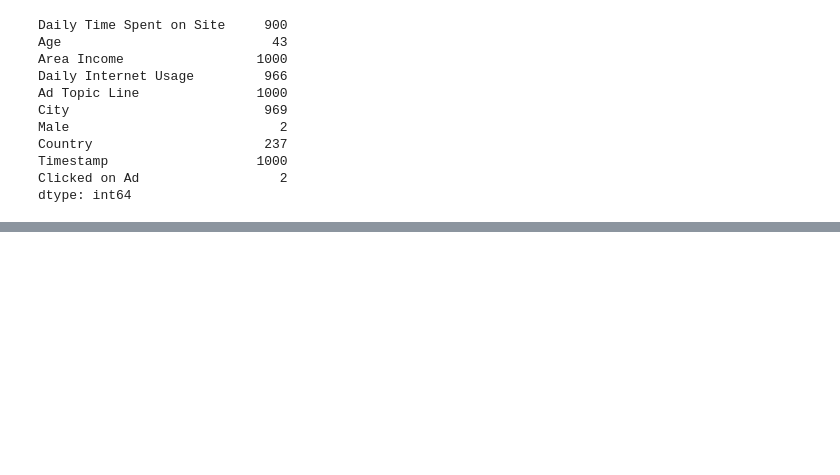
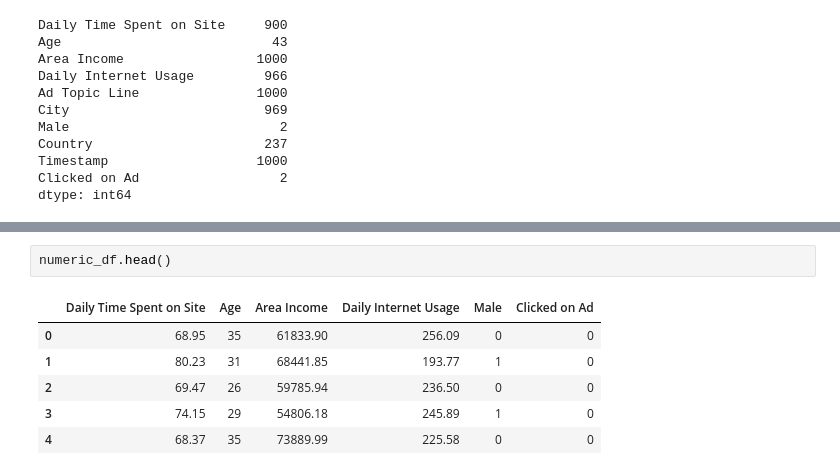
Before and after one commit to Wisal-Mukhtiar/Predicting-User-Adclick-using-LogisticRegression, a Jupyter notebook: notebook.ipynb, the cells around one changed output, grey strips where cells are left out. Cells and saved outputs as stored; diff of their text form; blank space fills up the shorter version.

```diff
--- a/notebook.ipynb
+++ b/notebook.ipynb
@@ -105,0 +116,9 @@ dtype: int64
+# %%
+numeric_df.head()
+# %% [output]
+|  | Daily Time Spent on Site | Age | Area Income | Daily Internet Usage | Male | Clicked on Ad |
+| 0 | 68.95 | 35 | 61833.90 | 256.09 | 0 | 0 |
+| 1 | 80.23 | 31 | 68441.85 | 193.77 | 1 | 0 |
+| 2 | 69.47 | 26 | 59785.94 | 236.50 | 0 | 0 |
+| 3 | 74.15 | 29 | 54806.18 | 245.89 | 1 | 0 |
+| 4 | 68.37 | 35 | 73889.99 | 225.58 | 0 | 0 |
```
Also changed, not shown: parts of 3 cells of this notebook.
